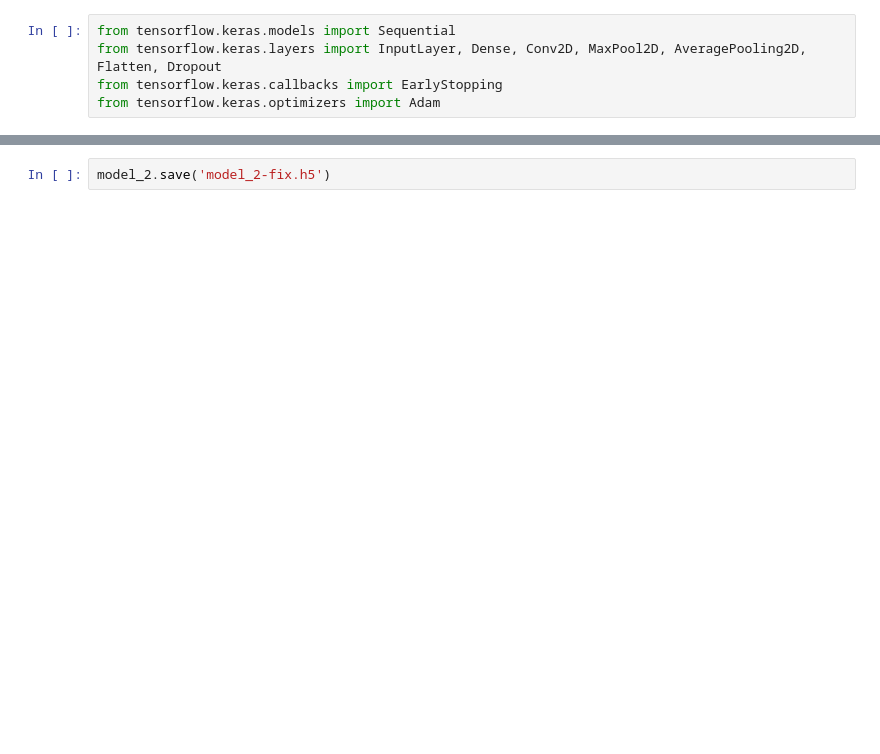
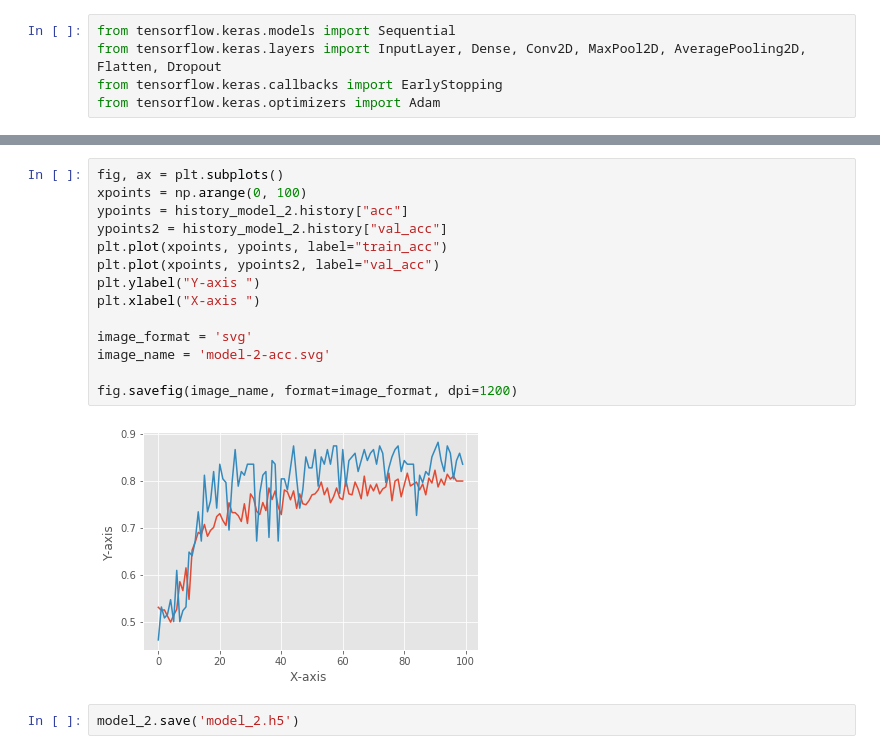
Before and after one commit to muhfadh/Tugas_Praktikum_ML_A_297-233, a Jupyter notebook: Code/Acral Melanoma.ipynb, the cells around one changed output, grey strips where cells are left out. Saved outputs shown, nothing was run; the diff lists cells and outputs as text; blank space fills up the shorter version.

```diff
--- a/Code/Acral Melanoma.ipynb
+++ b/Code/Acral Melanoma.ipynb
@@ -266,2 +256,18 @@ plt.show()
+# %%
+fig, ax = plt.subplots()
+xpoints = np.arange(0, 100)
+ypoints = history_model_2.history["acc"]
+ypoints2 = history_model_2.history["val_acc"]
+plt.plot(xpoints, ypoints, label="train_acc")
+plt.plot(xpoints, ypoints2, label="val_acc")
+plt.ylabel("Y-axis ")
+plt.xlabel("X-axis ")
+
+image_format = 'svg'
+image_name = 'model-2-acc.svg'
+
+fig.savefig(image_name, format=image_format, dpi=1200)
+# %% [output]
+[figure, added]
 # %%
-model_2.save('model_2-fix.h5')
+model_2.save('model_2.h5')
```
Also changed, not shown: parts of 19 cells of this notebook, 2 other files.
